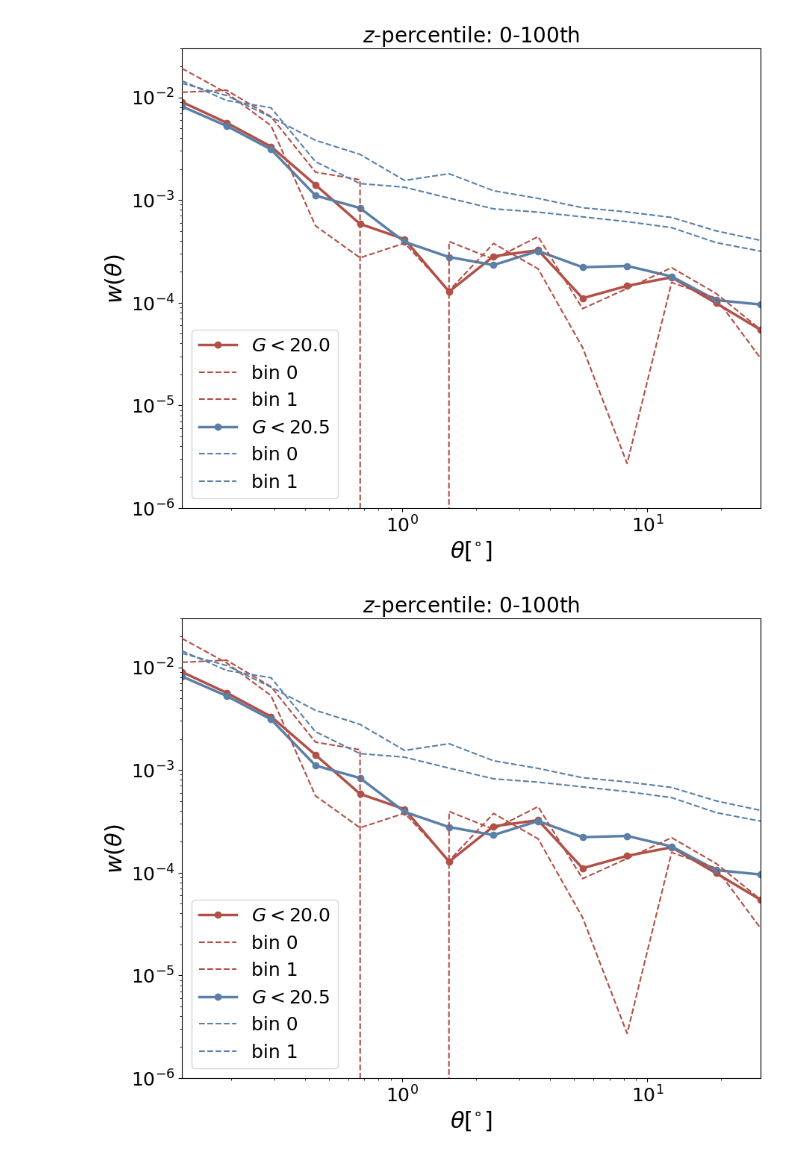
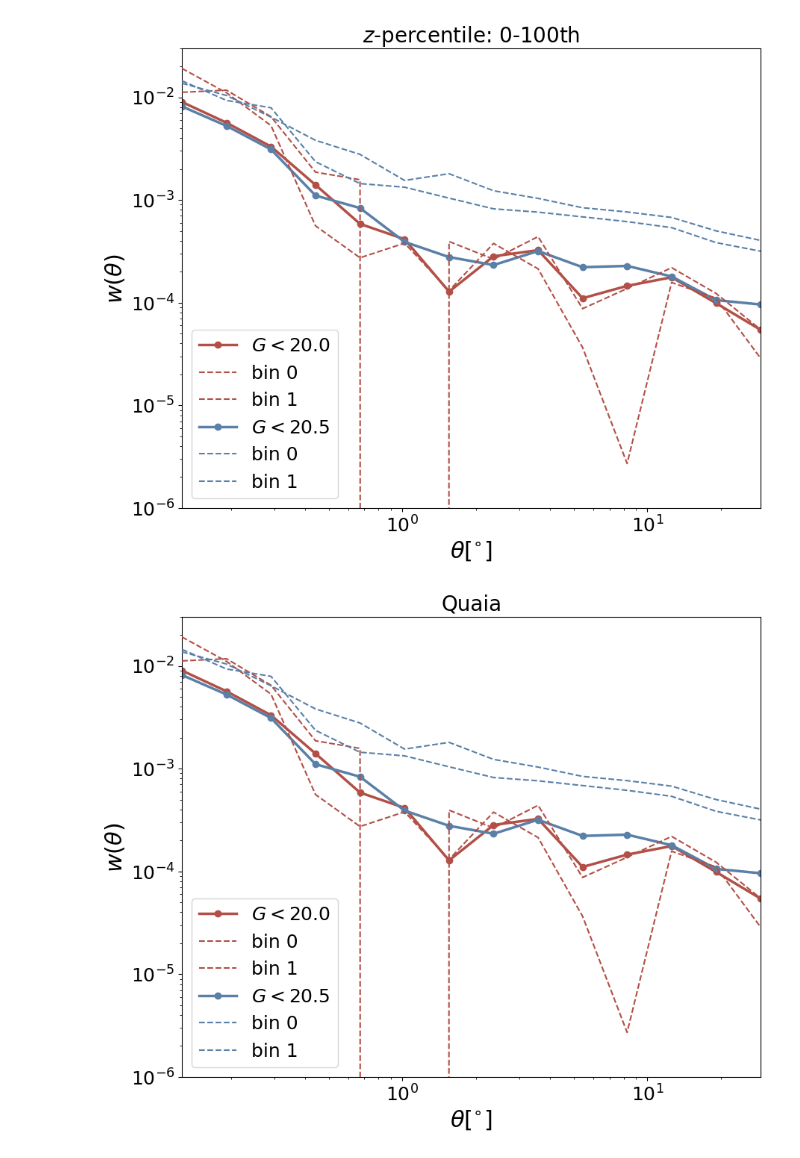
Before and after one commit to mshiferaw/quaia_bias, a Jupyter notebook: notebooks/2025-08-26_mocks.ipynb, the cells around one changed output. Drawn from its saved outputs; the diff is of its cells as text; code cells hidden in the pictures.

```diff
--- a/notebooks/2025-08-26_mocks.ipynb
+++ b/notebooks/2025-08-26_mocks.ipynb
@@ -118,31 +118,31 @@ plt.show()
 # %%
 # plot!
 fig = plt.figure(figsize = (10, 8))
 gs = gridspec.GridSpec(1, 1, wspace = 0)
 
 G_array = [20.0, 20.5]
 i=0
 ax1 = fig.add_subplot(gs[i])
 for i in range(len(G_array)):
     for zbin in [0]:
         wtheta = np.load('../results/wtheta_G{:.1f}.npy'.format(G_array[i]))
         ax1.plot(quaia.recenter(thetabins), wtheta, marker = 'o', label = '$G<{}$'.format(G_array[i]), linewidth = 2.5,
                  color = np.mean(cmaps[i], axis = 0))
 
         for j in [0,1]:
             fname = '../results/wtheta_G{:.1f}_zsplit2bin{}.npy'.format(G_array[i], zbin+j)
             if os.path.isfile(fname):
                 ax1.plot(quaia.recenter(thetabins), np.load(fname), label = 'bin {}'.format(zbin+j), zorder = 3,
                          color = np.mean(cmaps[i], axis = 0), linestyle = '--')
-ax1.set_title('$z$-percentile: 0-100th')
+ax1.set_title('Quaia')
 ax1.set_xlabel(r'$\theta[^{\circ}]$') # projected
 ax1.set_xscale('log')
 ax1.set_yscale('log')
 ax1.set_xlim(quaia.recenter(thetabins)[0], quaia.recenter(thetabins)[-1])
 ax1.set_ylim(1e-6, 3e-2)
 ax1.legend()
 ax1.set_ylabel(r"$w(\theta)$")
 
 plt.show()
 # %% [output]
-[figure, old version]
+[figure, new version]
```
Also changed, not shown: 2 other files.
